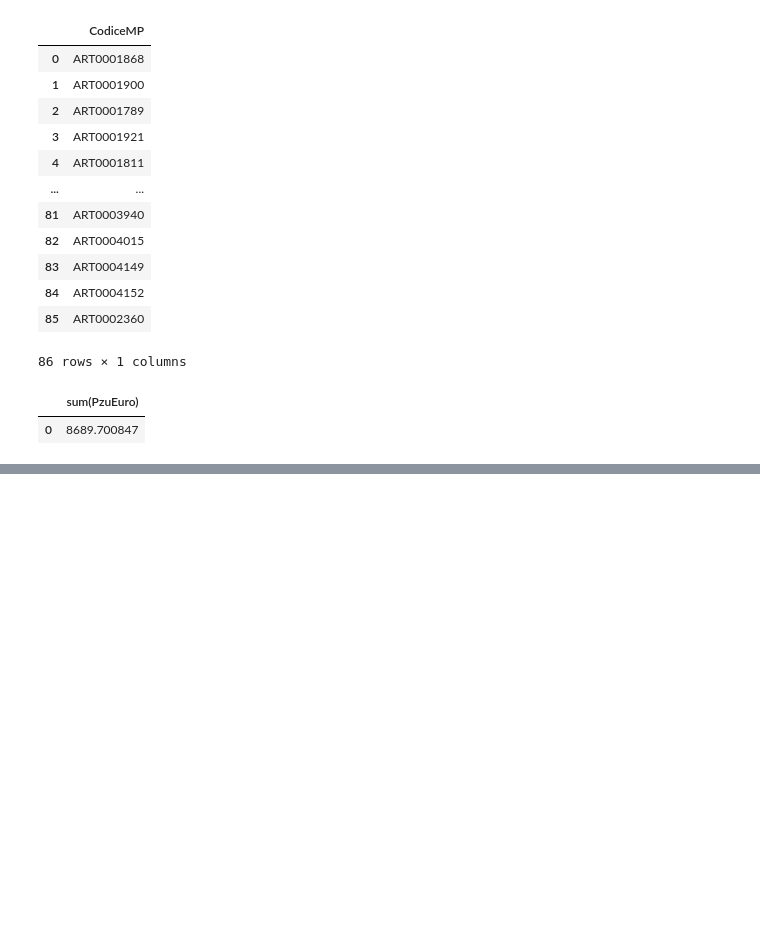
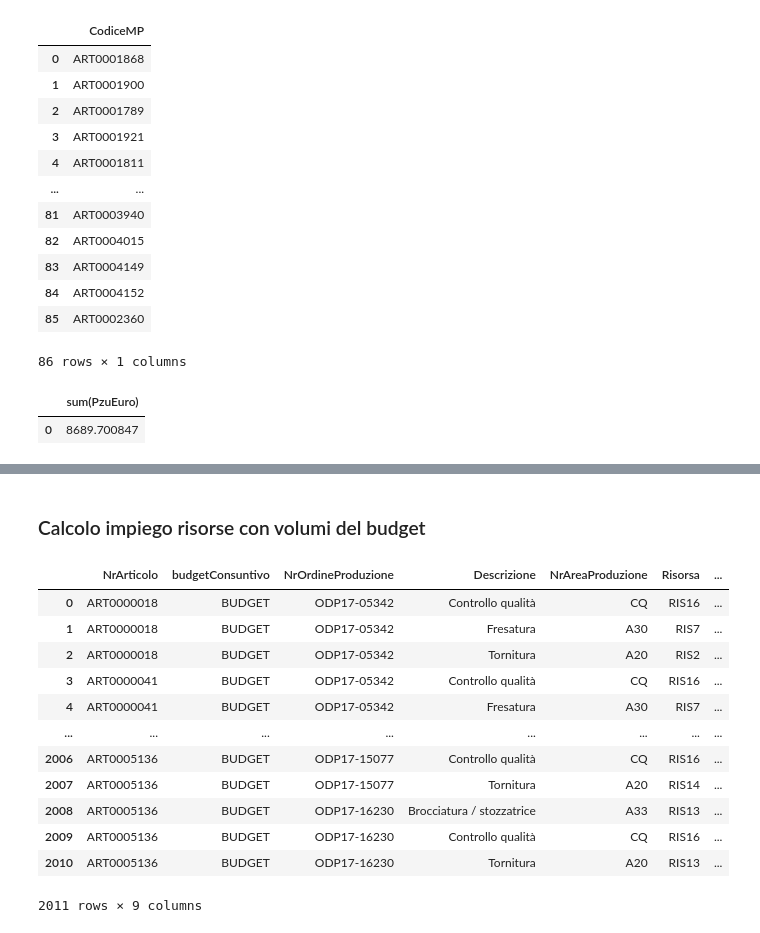
Before and after one commit to VinciGit00/SCGProject, a Jupyter notebook: Datasets/DataElaboration/totalealin.ipynb, the cells around one changed output, grey strips where cells are left out. Saved outputs shown, nothing was run; the diff lists cells and outputs as text; code cells hidden in the pictures; blank space fills up the shorter version.

```diff
--- a/Datasets/DataElaboration/totalealin.ipynb
+++ b/Datasets/DataElaboration/totalealin.ipynb
@@ -662,0 +703,23 @@ sqldf(''' select sum(PzuEuro) from sx''')
+# %%
+impiegoBudget = sqldf("SELECT DISTINCT * FROM dfImpiegoRisorse WHERE budgetConsuntivo = 'BUDGET' or budgetConsuntivo = 'Budget'")
+#join con i costi orari
+print(impiegoBudget.shape)
+impiegoBudget = sqldf('''SELECT DISTINCT i.NrArticolo,i.budgetConsuntivo,i.NrOrdineProduzione,i.Descrizione,i.NrAreaProduzione,i.Risorsa,i.QuantitydiOutput,i.TempoRisorsa,c.CostoOrario
+FROM impiegoBudget as i join dfCostoOrarioBudget as c
+on c.AreaProduzione = i.NrAreaProduzione and c.Risorsa = i.Risorsa''')
+print(impiegoBudget.shape)
+# righe a consuntivo sono di più che a budget e la somma dei 2 non corrisponde al numero di righe della tabella impiego risorse
+
+# ci sono alcune quantità di output nulle, per gestire le sommiamo alle tuple con tutte le altre cose uguali
+impiegoBudgetOld = sqldf('''select NrArticolo,budgetConsuntivo,NrOrdineProduzione,Descrizione,NrAreaProduzione,Risorsa,sum(TempoRisorsa) as TempoRisorsa,CostoOrario, sum(QuantitydiOutput) as QuantitydiOutput
+from impiegoBudget
+group by NrArticolo,budgetConsuntivo,NrOrdineProduzione,Descrizione,NrAreaProduzione,Risorsa,CostoOrario
+order by NrArticolo
+''')
+impiegoBudget1 = impiegoBudgetOld.copy()
+
+impiegoBudgetNew = sqldf('''select NrArticolo,budgetConsuntivo,NrOrdineProduzione,Descrizione,NrAreaProduzione,Risorsa,sum(TempoRisorsa) as TempoRisorsa,CostoOrario, max(QuantitydiOutput) as QuantitydiOutput
+from impiegoBudget
+group by NrArticolo,budgetConsuntivo,NrOrdineProduzione,Descrizione,NrAreaProduzione,Risorsa,CostoOrario
+order by NrArticolo
+''')
@@ -662,0 +737,6 @@ sqldf(''' select sum(PzuEuro) from sx''')
+# %%
+impiegoBudgetNew = sqldf('''select NrArticolo,budgetConsuntivo,NrOrdineProduzione,Descrizione,NrAreaProduzione,Risorsa,sum(TempoRisorsa) as TempoRisorsa,CostoOrario, sum(QuantitydiOutput) as QuantitydiOutput
+from impiegoBudgetNew
+group by NrArticolo,budgetConsuntivo,NrOrdineProduzione,Descrizione,NrAreaProduzione,Risorsa,CostoOrario
+order by NrArticolo
+''')
@@ -662,0 +840,2 @@ sqldf(''' select sum(PzuEuro) from sx''')
+# %% [markdown]
+### Calcolo impiego risorse con volumi del budget
@@ -662,0 +845,16 @@ sqldf(''' select sum(PzuEuro) from sx''')
+# %%
+impiegoBudgetNew
+# %% [output]
+|  | NrArticolo | budgetConsuntivo | NrOrdineProduzione | Descrizione | NrAreaProduzione | Risorsa | ... |
+| 0 | ART0000018 | BUDGET | ODP17-05342 | Controllo qualità | CQ | RIS16 | ... |
+| 1 | ART0000018 | BUDGET | ODP17-05342 | Fresatura | A30 | RIS7 | ... |
+| 2 | ART0000018 | BUDGET | ODP17-05342 | Tornitura | A20 | RIS2 | ... |
+| 3 | ART0000041 | BUDGET | ODP17-05342 | Controllo qualità | CQ | RIS16 | ... |
+| 4 | ART0000041 | BUDGET | ODP17-05342 | Fresatura | A30 | RIS7 | ... |
+| ... | ... | ... | ... | ... | ... | ... | ... |
+| 2006 | ART0005136 | BUDGET | ODP17-15077 | Controllo qualità | CQ | RIS16 | ... |
+| 2007 | ART0005136 | BUDGET | ODP17-15077 | Tornitura | A20 | RIS14 | ... |
+| 2008 | ART0005136 | BUDGET | ODP17-16230 | Brocciatura / stozzatrice | A33 | RIS13 | ... |
+| 2009 | ART0005136 | BUDGET | ODP17-16230 | Controllo qualità | CQ | RIS16 | ... |
+| 2010 | ART0005136 | BUDGET | ODP17-16230 | Tornitura | A20 | RIS13 | ... |
+2011 rows × 9 columns
```
Also changed, not shown: parts of 20 cells of this notebook.
